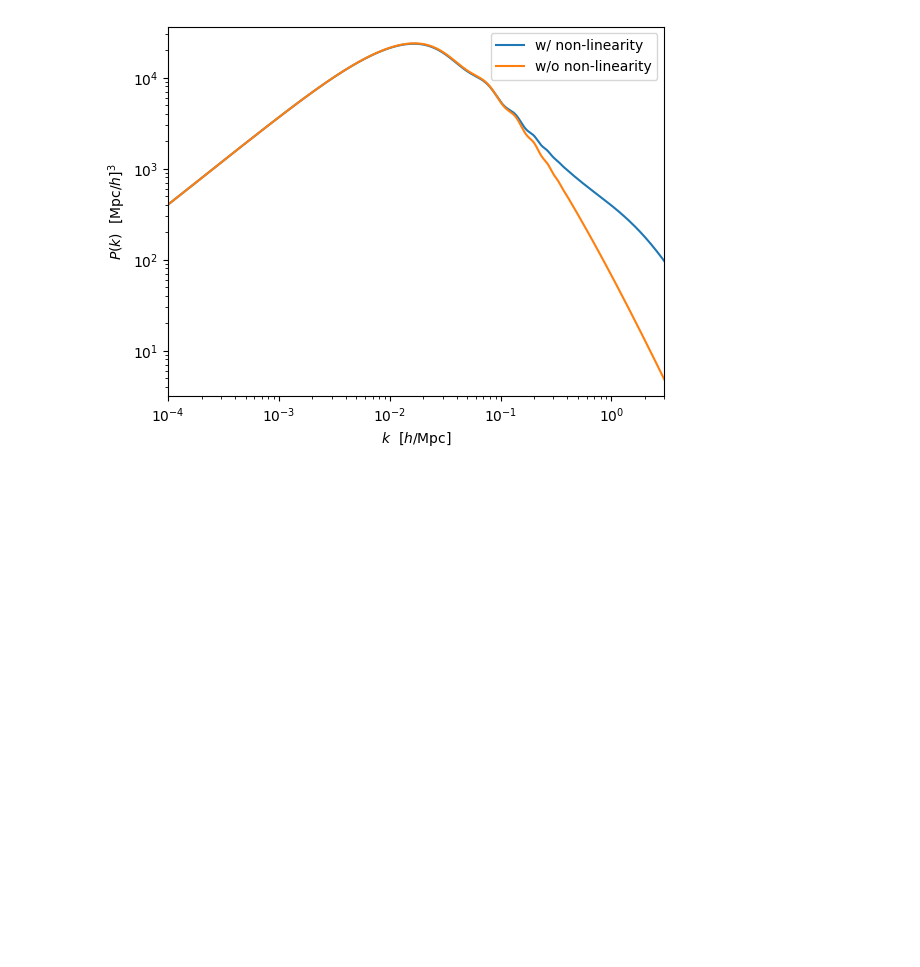
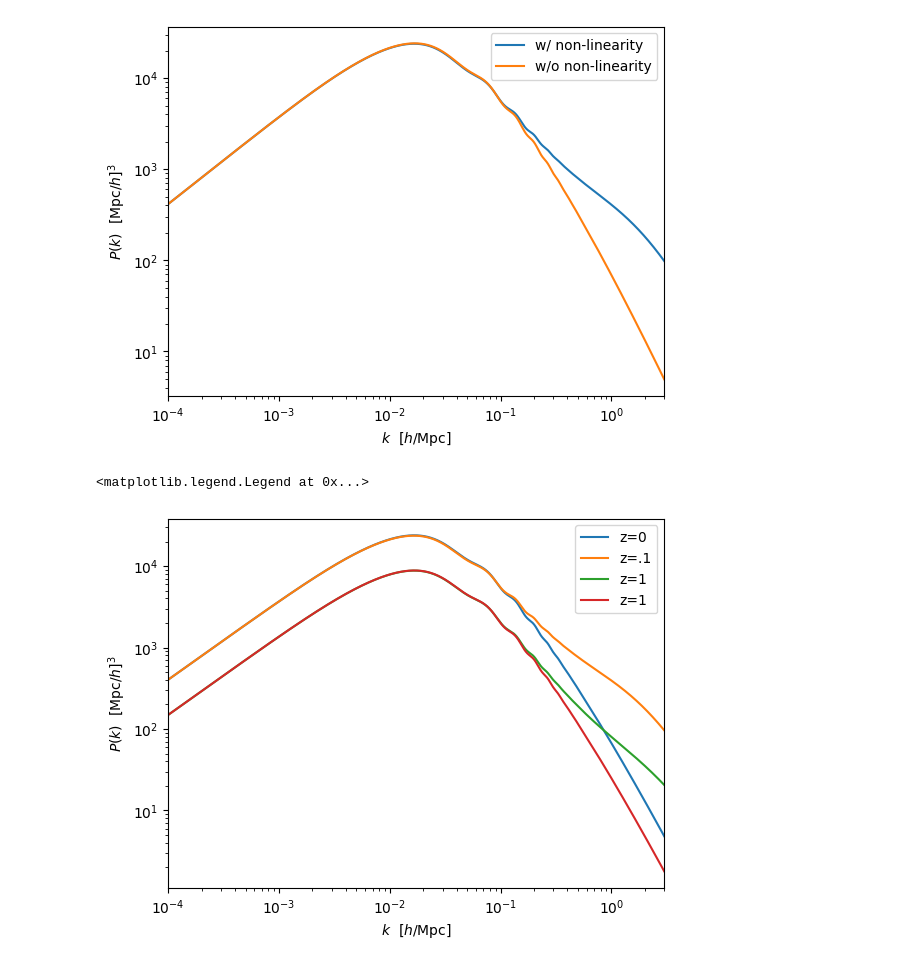
Before and after one commit to giuspugl/astrophysics_lab, a Jupyter notebook: cosmo_class.ipynb, the cells around one changed output. Cells and saved outputs as stored; diff of their text form; code cells hidden in the pictures; blank space fills up the shorter version.

```diff
--- a/cosmo_class.ipynb
+++ b/cosmo_class.ipynb
@@ -153,8 +149,8 @@ plt.grid(True)
 # %%
 kk = np.geomspace(1e-4,3.0,num=1000) # k in h/Mpc
-h = LambdaCDM.h() # get reduced Hubble for conversions to h/Mpc
+h = cosmo.h() # get reduced Hubble for conversions to h/Mpc
 # Note that kk*h is the array of k in 1/Mpc
-Pk = LambdaCDM.get_pk_all(kk*h,0.)*h**3 # get power spectrum, converted into (Mpc/h)^3 units, instead of the default Mpc^3 units
-Pklin  = LambdaCDM.get_pk_all(kk*h,0., nonlinear=False )*h**3 # get power spectrum, converted into (Mpc/h)^3 units, instead of the default Mpc^3 units
+Pk = cosmo.get_pk_all(kk*h,z=0.)*h**3 # get power spectrum, converted into (Mpc/h)^3 units, instead of the default Mpc^3 units
+Pklin  = cosmo.get_pk_all(kk*h,0, nonlinear=False )*h**3 # get power spectrum, converted into (Mpc/h)^3 units, instead of the default Mpc^3 units
 # By default, this is the non-linear matter power spectrum; to get the linear one,
 # pass the optional argument 'nonlinear=False' to .get_pk_all()
@@ -170,3 +170,22 @@ plt.legend()
 # %% [output]
 <matplotlib.legend.Legend at 0x...>
 [figure]
+# %%
+# plot P(k)
+Pk0 = cosmo.get_pk_all(kk*h,z=0., nonlinear=False )*h**3 # get power spectrum, converted into (Mpc/h)^3 units, instead of the default Mpc^3 units
+Pk0p1 = cosmo.get_pk_all(kk*h,z=0.)*h**3 # get power spectrum, converted into (Mpc/h)^3 units, instead of the default Mpc^3 units
+Pk1 = cosmo.get_pk_all(kk*h,z=1.)*h**3 # get power spectrum, converted into (Mpc/h)^3 units, instead of the default Mpc^3 units
+Pk1lin = cosmo.get_pk_all(kk*h,z=1., nonlinear=False)*h**3 # get power spectrum, converted into (Mpc/h)^3 units, instead of the default Mpc^3 units
+plt.figure(2)
+plt.xscale('log');plt.yscale('log');plt.xlim(kk[0],kk[-1])
+plt.xlabel(r'$k \,\,\,\, [h/\mathrm{Mpc}]$')
+plt.ylabel(r'$P(k) \,\,\,\, [\mathrm{Mpc}/h]^3$')
+plt.plot(kk,Pk0,label='z=0')
+plt.plot(kk,Pk0p1,label='z=.1')
+plt.plot(kk,Pk1,label='z=1')
+plt.plot(kk,Pk1lin,label='z=1')
+
+plt.legend()
+# %% [output]
+<matplotlib.legend.Legend at 0x...>
+[figure, added]
```
Also changed, not shown: parts of 8 cells of this notebook.
